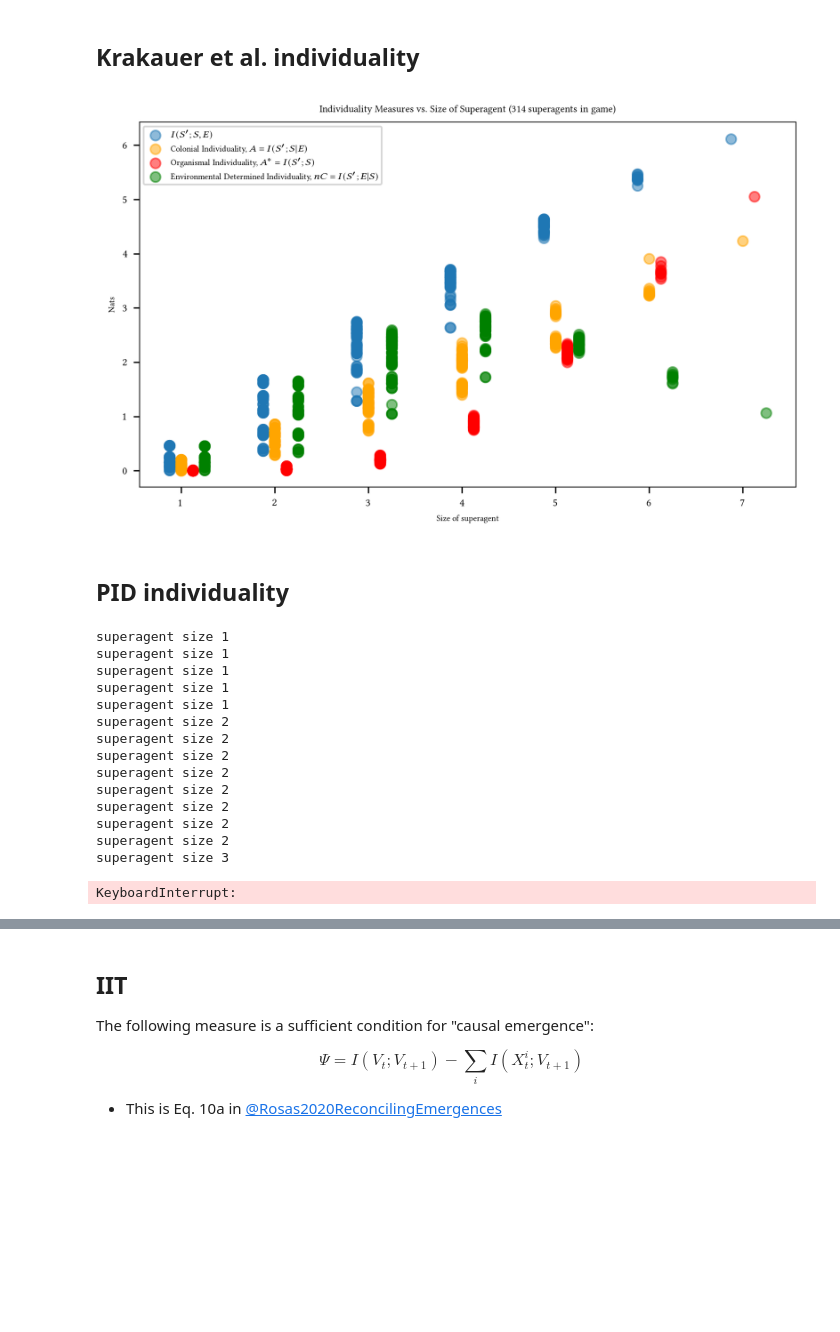
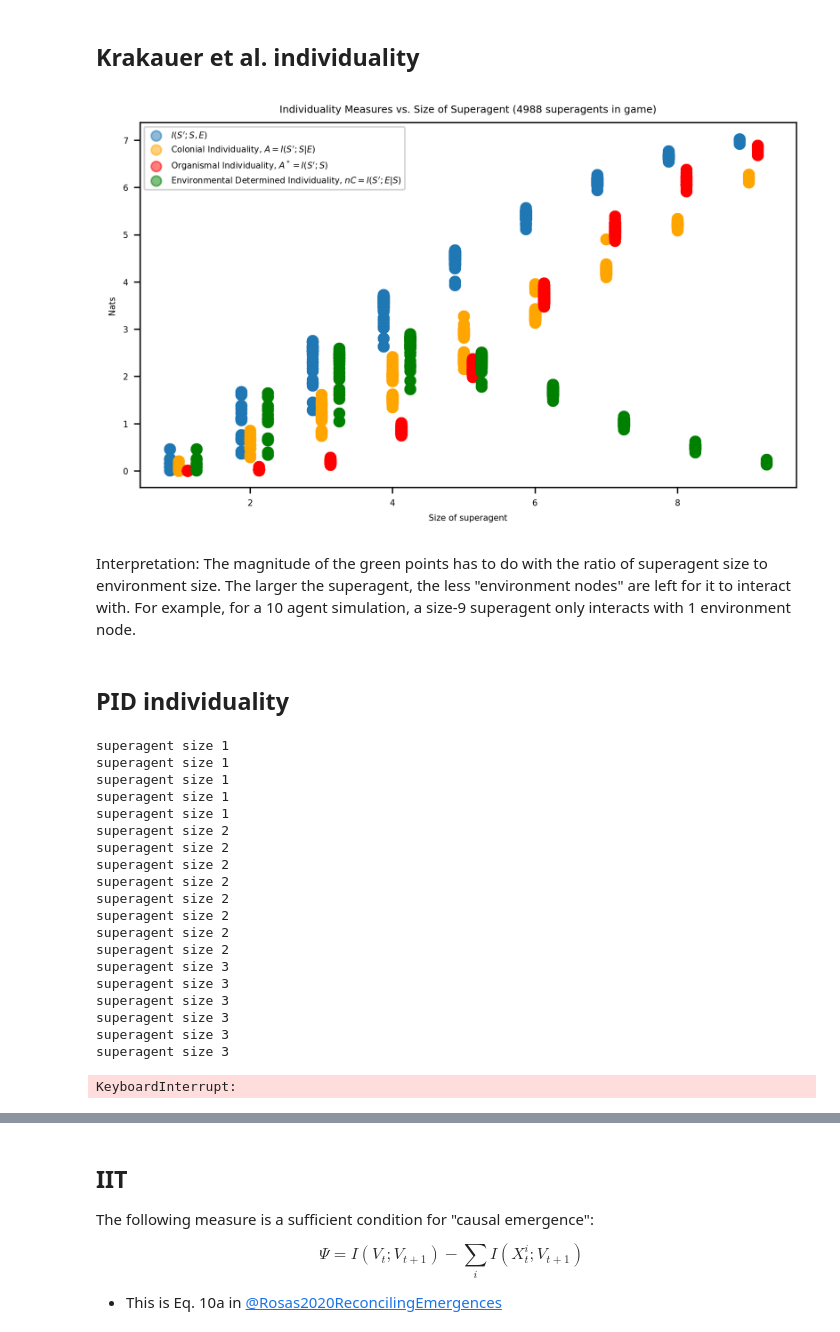
Before and after one commit to RuizSerra/factorised-MA-AIF-notebooks, a Jupyter notebook: dit-analysis.ipynb, the cells around one changed output, grey strips where cells are left out. Saved outputs shown, nothing was run; the diff lists cells and outputs as text; code cells hidden in the pictures; blank space fills up the shorter version.

Commit message:
contribution of each agent

```diff
--- a/dit-analysis.ipynb
+++ b/dit-analysis.ipynb
@@ -25,7 +25,17 @@ for S_history, E_history in all_partition_timeseries:
     mi_estimator = JidtDiscreteMI()
     source = np.hstack((S_history[:-1], E_history[:-1]))
     target = S_history[1:]
-    mi_result = mi_estimator.estimate(source, target)
+    try:
+        mi_result = mi_estimator.estimate(source, target)
+    except AssertionError as e:
+        print(f"AssertionError: {e}")
+        print(f"Source shape: {source.shape}")
+        print(f"Target shape: {target.shape}")
+        print(f"Source: {source}")
+        print(f"Target: {target}")
+        print(f"S_history shape: {S_history.shape}")
+        print(f"E_history shape: {E_history.shape}")
+        raise e
     results_vanilla.append((mi_result, S_history.shape[1], E_history.shape[1]))
 
 x = [r[1]-0.125 for r in results_vanilla]
@@ -51,34 +61,36 @@ for S_history, E_history in all_partition_timeseries:
     mi_estimator = JidtDiscreteMI()
     source = S_history[:-1]
     target = S_history[1:]
     mi_result = mi_estimator.estimate(source, target)
     results_organismal.append((mi_result, S_history.shape[1], E_history.shape[1]))
 
 x = [r[1]+0.125 for r in results_organismal]
 y = [r[0] for r in results_organismal]
 plt.scatter(x, y, alpha=0.5, c='red', label="Organismal Individuality, $A^*=I(S' ; S)$")
 
 # I(S'; E | S) --------------------------------------------------------------
 results_environmental = []
 for S_history, E_history in all_partition_timeseries:
     cmi_estimator = JidtDiscreteCMI()
     source = E_history[:-1]
     target = S_history[1:]
     mi_result = cmi_estimator.estimate(source, target, conditional=S_history[:-1])
     results_environmental.append((mi_result, S_history.shape[1], E_history.shape[1]))
 
 x = [r[1]+0.25 for r in results_environmental]
 y = [r[0] for r in results_environmental]
 plt.scatter(x, y, alpha=0.5, c='green', label="Environmental Determined Individuality, $nC=I(S'; E | S)$")
 
 # Create a scatterplot ---------------------------------------------------------
 plt.legend()
 plt.ylabel('Nats')
 plt.xlabel('Size of superagent')
 plt.title(f'Individuality Measures vs. Size of Superagent ({len(all_partition_timeseries)} superagents in game)')
 plt.show()
 # %% [output]
-[figure, old version]
+[figure, new version]
+# %% [markdown]
+Interpretation: The magnitude of the green points has to do with the ratio of superagent size to environment size. The larger the superagent, the less "environment nodes" are left for it to interact with. For example, for a 10 agent simulation, a size-9 superagent only interacts with 1 environment node.
 # %% [markdown]
 ## PID individuality
 # %%
@@ -172,6 +184,11 @@ superagent size 2
 superagent size 2
 superagent size 2
 superagent size 3
+superagent size 3
+superagent size 3
+superagent size 3
+superagent size 3
+superagent size 3
 KeyboardInterrupt:
 # %%
 label_font_size = 6
```
Also changed, not shown: parts of 10 cells of this notebook, 1 other file.
